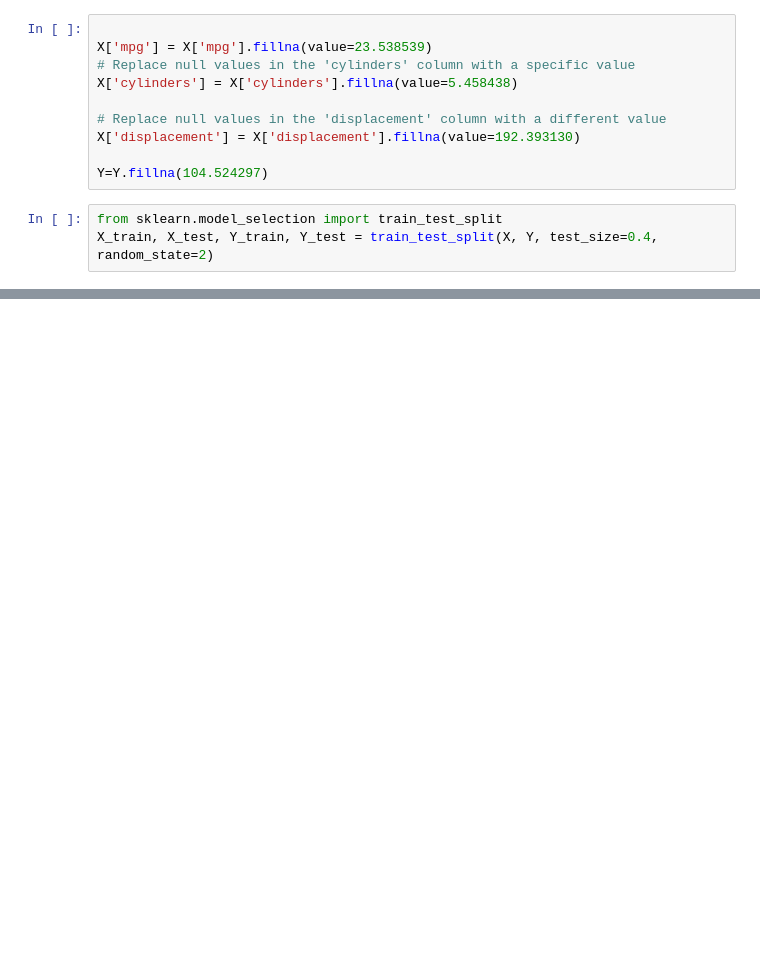
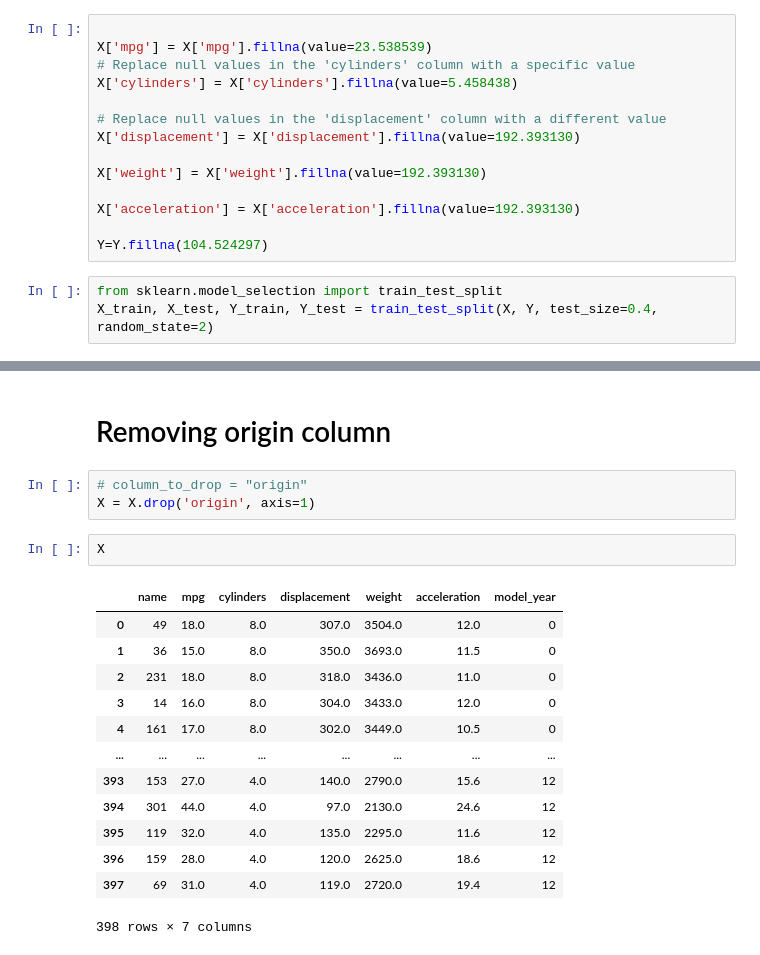
Before and after one commit to nayanraut1412/ML_Practicals, a Jupyter notebook: Practical_3/nayan_exp-3.ipynb, the cells around one changed output, grey strips where cells are left out. Saved outputs shown, nothing was run; the diff lists cells and outputs as text; blank space fills up the shorter version.

```diff
--- a/Practical_3/nayan_exp-3.ipynb
+++ b/Practical_3/nayan_exp-3.ipynb
@@ -420,6 +513,10 @@ X['cylinders'] = X['cylinders'].fillna(value=5.458438)
 # Replace null values in the 'displacement' column with a different value
 X['displacement'] = X['displacement'].fillna(value=192.393130)
 
+X['weight'] = X['weight'].fillna(value=192.393130)
+
+X['acceleration'] = X['acceleration'].fillna(value=192.393130)
+
 Y=Y.fillna(104.524297)
 # %%
 from sklearn.model_selection import train_test_split
@@ -474,0 +572,21 @@ print(adj_r2score)
+# %% [markdown]
+# Removing origin column
+# %%
+# column_to_drop = "origin"
+X = X.drop('origin', axis=1)
+# %%
+X
+# %% [output]
+|  | name | mpg | cylinders | displacement | weight | acceleration | model_year |
+| 0 | 49 | 18.0 | 8.0 | 307.0 | 3504.0 | 12.0 | 0 |
+| 1 | 36 | 15.0 | 8.0 | 350.0 | 3693.0 | 11.5 | 0 |
+| 2 | 231 | 18.0 | 8.0 | 318.0 | 3436.0 | 11.0 | 0 |
+| 3 | 14 | 16.0 | 8.0 | 304.0 | 3433.0 | 12.0 | 0 |
+| 4 | 161 | 17.0 | 8.0 | 302.0 | 3449.0 | 10.5 | 0 |
+| ... | ... | ... | ... | ... | ... | ... | ... |
+| 393 | 153 | 27.0 | 4.0 | 140.0 | 2790.0 | 15.6 | 12 |
+| 394 | 301 | 44.0 | 4.0 | 97.0 | 2130.0 | 24.6 | 12 |
+| 395 | 119 | 32.0 | 4.0 | 135.0 | 2295.0 | 11.6 | 12 |
+| 396 | 159 | 28.0 | 4.0 | 120.0 | 2625.0 | 18.6 | 12 |
+| 397 | 69 | 31.0 | 4.0 | 119.0 | 2720.0 | 19.4 | 12 |
+398 rows × 7 columns
```
Also changed, not shown: parts of 38 cells of this notebook, 1 other file.
